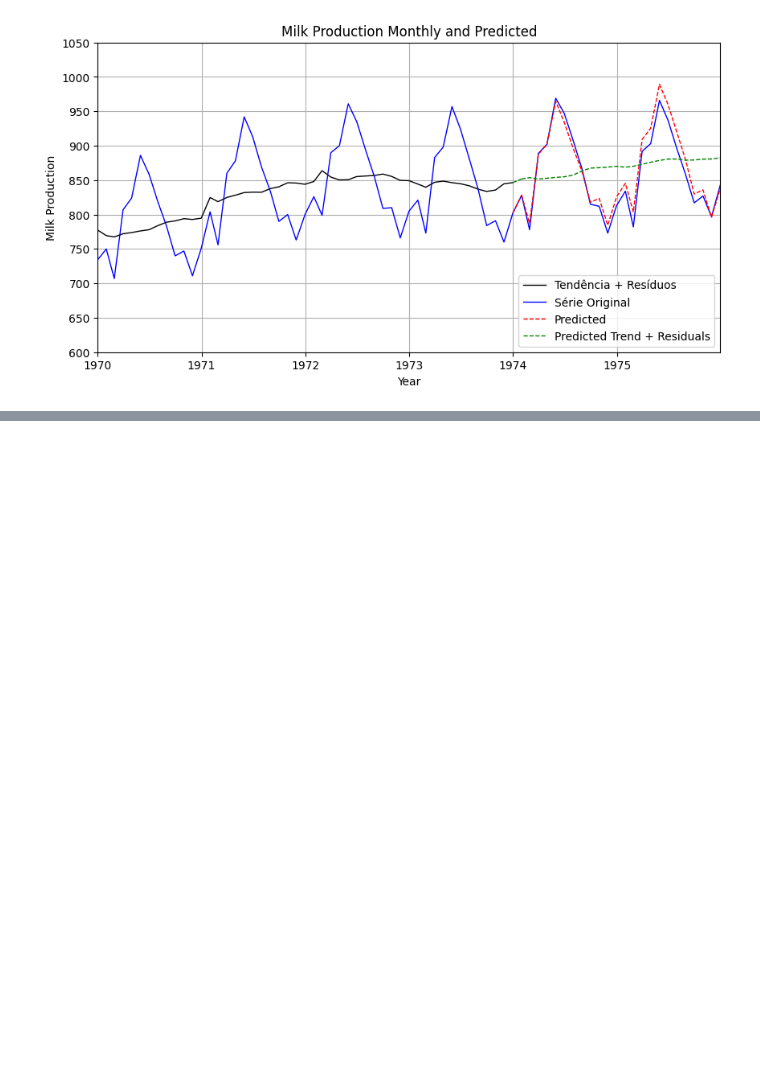
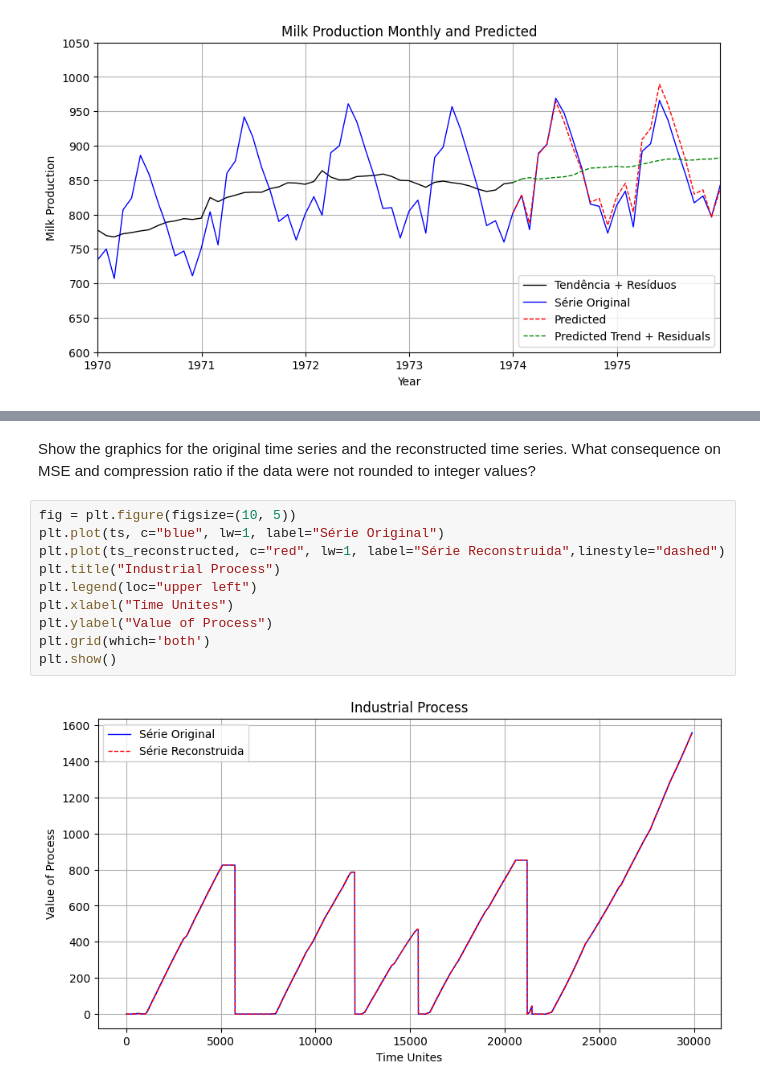
Before and after one commit to joaobotelho20/Universidade-time-series, a Jupyter notebook: Time Series List 2 - part 1.ipynb, the cells around one changed output, grey strips where cells are left out. Drawn from its saved outputs; the diff is of its cells as text; blank space fills up the shorter version.

```diff
--- a/Time Series List 2 - part 1.ipynb
+++ b/Time Series List 2 - part 1.ipynb
@@ -140,0 +281,15 @@ plt.grid(which='both')
+# %% [markdown]
+
+Show the graphics for the original time series and the reconstructed time series. What consequence on MSE and compression ratio if the data were not rounded to integer values?
+# %%
+fig = plt.figure(figsize=(10, 5))
+plt.plot(ts, c="blue", lw=1, label="Série Original")
+plt.plot(ts_reconstructed, c="red", lw=1, label="Série Reconstruida",linestyle="dashed")
+plt.title("Industrial Process")
+plt.legend(loc="upper left")
+plt.xlabel("Time Unites")
+plt.ylabel("Value of Process")
+plt.grid(which='both')
+plt.show()
+# %% [output]
+[figure, added]
```
Also changed, not shown: parts of 4 cells of this notebook, 2 other files.
